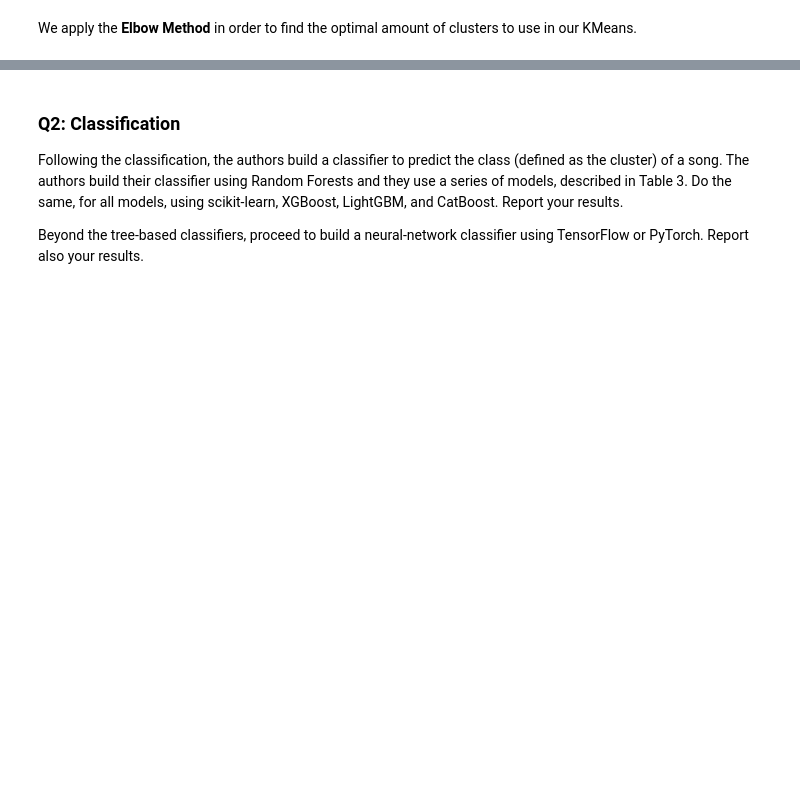
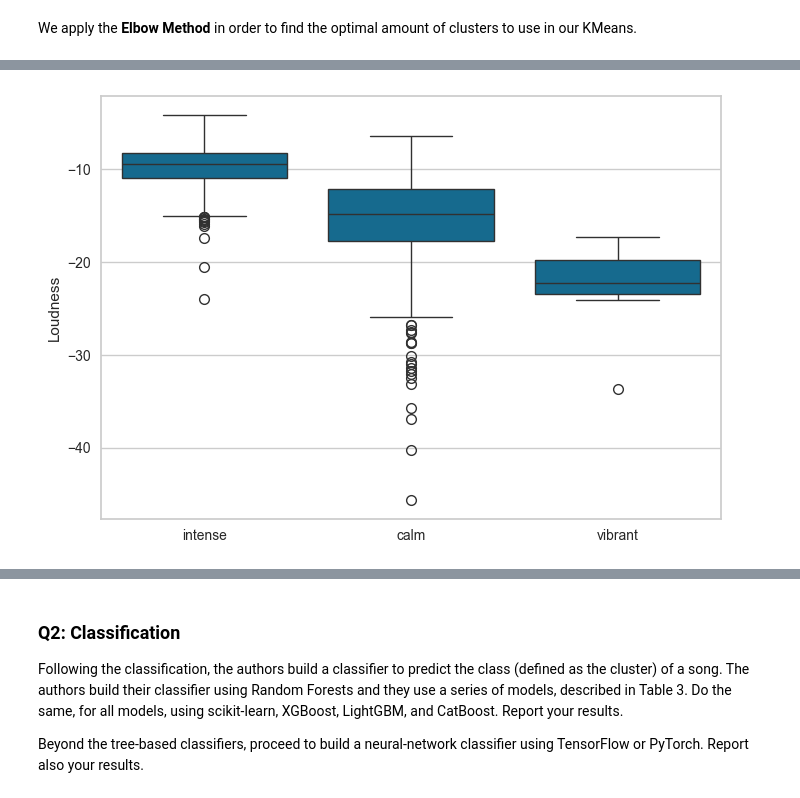
Before and after one commit to miketheofan/msc-in-data-science, a Jupyter notebook: pepmusic_assignment.ipynb, the cells around one changed output, grey strips where cells are left out. Saved outputs shown, nothing was run; the diff lists cells and outputs as text; code cells hidden in the pictures; blank space fills up the shorter version.

```diff
--- a/pepmusic_assignment.ipynb
+++ b/pepmusic_assignment.ipynb
@@ -268,0 +330,7 @@ sorted(scores.items(), key=lambda kv: kv[1], reverse=True)
+# %%
+sns.boxplot(x='clusteringLabel', y='loudness', data=df)
+plt.xlabel('')
+plt.ylabel('Loudness')
+plt.show()
+# %% [output]
+[figure, added]
```
Also changed, not shown: parts of 24 cells of this notebook.
